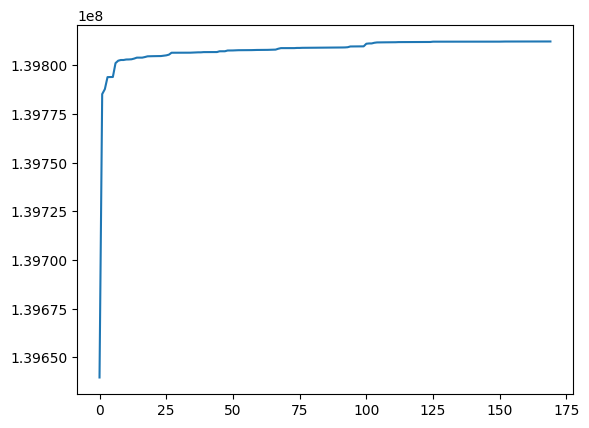
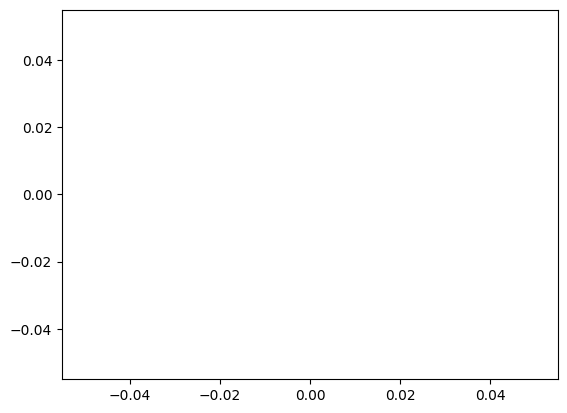
Code edit (unified diff) that turned the first committed figure into the second:
--- before
+++ after
@@ -1 +1 @@
-plt.plot(inst[:,1])
+plt.plot(inst[400:,1])

Commit: running with conf fixes